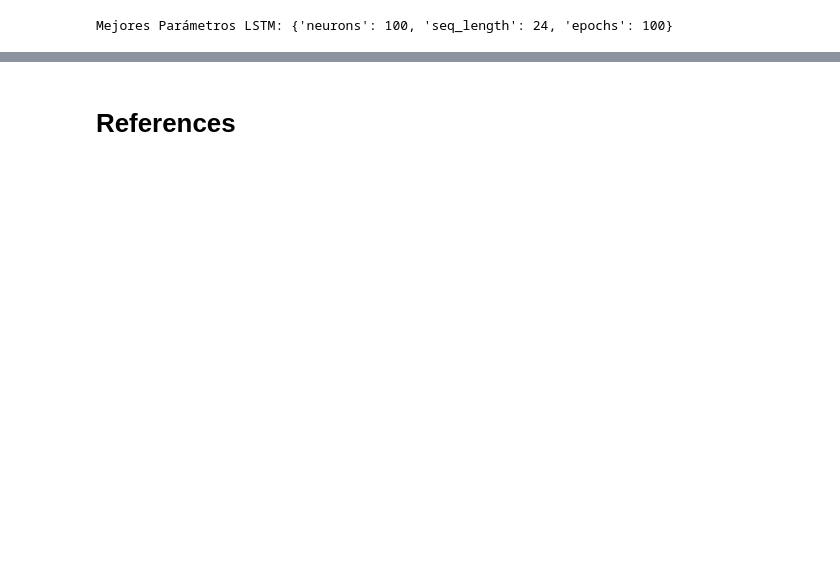
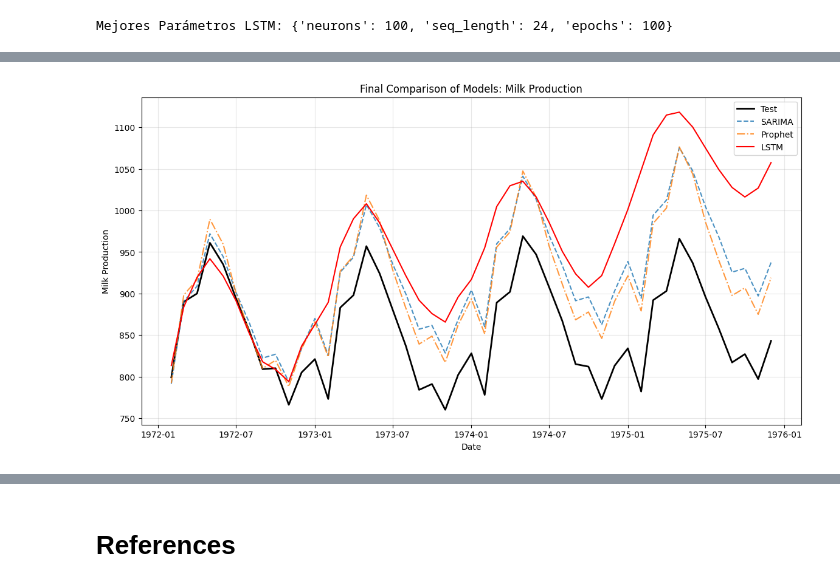
Before and after one commit to Jero2110/Advanced-ML_Phase-04, a Jupyter notebook: analysis/G01_Jeronimo_Ramos_Phase4.ipynb, the cells around one changed output, grey strips where cells are left out. Cells and saved outputs as stored; diff of their text form; code cells hidden in the pictures; blank space fills up the shorter version.

Commit message:
Last Update

```diff
--- a/analysis/G01_Jeronimo_Ramos_Phase4.ipynb
+++ b/analysis/G01_Jeronimo_Ramos_Phase4.ipynb
@@ -649,3 +671,21 @@ best_cfg = optimize_lstm(train_scaled, params)
 print(f"Mejores Parámetros LSTM: {best_cfg}")
 # %% [output]
 Mejores Parámetros LSTM: {'neurons': 100, 'seq_length': 24, 'epochs': 100}
+# %%
+n_neurons_opt = best_cfg['neurons']
+epochs_opt = best_cfg['epochs']
+seq_length_opt = best_cfg['seq_length']
+
+X_train, y_train = create_sequences(train_scaled, seq_length_opt)
+
+# LSTM Base Model
+input_shape = (seq_length_opt, 1)
+
+model_lstm = Sequential([
+    Input(shape=input_shape),
+    LSTM(n_neurons_opt, activation='relu'),
+    Dropout(0.2),
+    Dense(1)
+])
+model_lstm.compile(optimizer='adam', loss='mse')
+model_lstm.fit(X_train, y_train, epochs=epochs_opt, verbose=0)
@@ -652,21 +694,21 @@ Mejores Parámetros LSTM: {'neurons': 100, 'seq_length': 24, 'epochs': 100}
 # %%
-# 1. Tomar los últimos datos del entrenamiento para empezar la predicción
-last_train_batch = train_scaled[-seq_length:].reshape((1, seq_length, 1))
+# 1. Take the latest training data to start the prediction
+last_train_batch = train_scaled[-seq_length_opt:].reshape((1, seq_length_opt, 1))
 
 lstm_predictions_scaled = []
 
-# 2. Predecir paso a paso sobre el horizonte del set de prueba
+# 2. Predict step by step over the horizon of the test set
 current_batch = last_train_batch
 for i in range(len(test_scaled)):
-    # Obtener la predicción para el siguiente mes
+    # Get the prediction for the next month
     current_pred = model_lstm.predict(current_batch, verbose=0)[0]
 
-    # Guardar la predicción
+    # Save the prediction
     lstm_predictions_scaled.append(current_pred)
 
-    # Actualizar el batch: eliminar el primer valor y añadir la predicción al final
+    # Update the batch: remove the first value and add the prediction to the end
     current_batch = np.append(current_batch[:,1:,:], [[current_pred]], axis=1)
 
-# 3. Desescalar los resultados
+# 3. De-escalate the results
 lstm_predictions = scaler.inverse_transform(lstm_predictions_scaled)
 # %%
@@ -691,18 +738,20 @@ print(df_metrics)
 # %%
 plt.figure(figsize=(14, 7))
 
-# Datos reales de prueba
+# Real test data
 index_test = test_data.index[-len(y_true):]
-plt.plot(index_test, y_true, label='Realidad (Test)', color='black', linewidth=2)
+plt.plot(index_test, y_true, label='Test', color='black', linewidth=2)
 
-# Líneas de modelos
+# Model lines
 plt.plot(index_test, arima_final, label='SARIMA', linestyle='--', alpha=0.8)
 plt.plot(index_test, prophet_final, label='Prophet', linestyle='-.', alpha=0.8)
 plt.plot(index_test, lstm_predictions, label='LSTM', color='red', linewidth=1.5)
 
-plt.title('Comparativa Final de Modelos: Producción de Leche')
-plt.xlabel('Fecha')
-plt.ylabel('Libras de Leche')
+plt.title('Final Comparison of Models: Milk Production')
+plt.xlabel('Date')
+plt.ylabel('Milk Production')
 plt.legend()
 plt.grid(True, alpha=0.3)
 plt.show()
+# %% [output]
+[figure, added]
```
Also changed, not shown: parts of 28 cells of this notebook, 1 other file.
